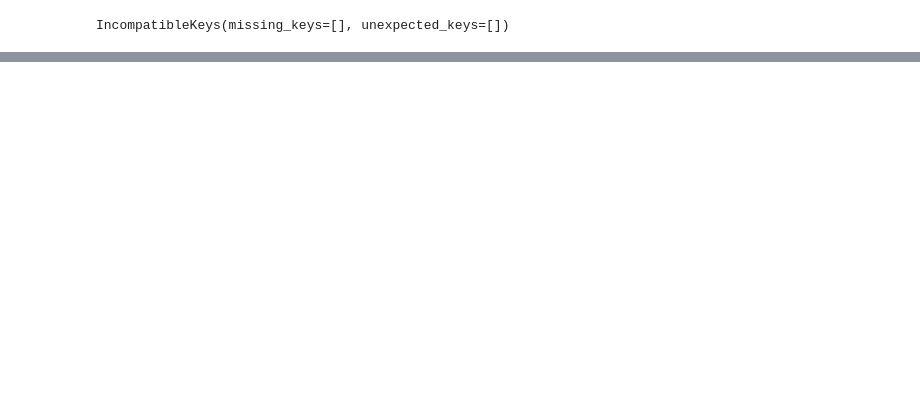
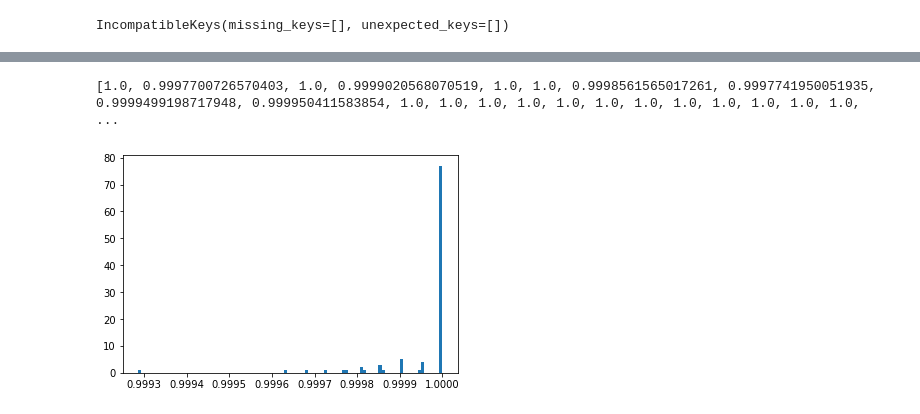
Before and after one commit to tklijnsma/hgcal_ldrd, a Jupyter notebook: notebooks/PointnetPreprocessing/pointnet_test.ipynb, the cells around one changed output, grey strips where cells are left out. Drawn from its saved outputs; the diff is of its cells as text; code cells hidden in the pictures; blank space fills up the shorter version.

```diff
--- a/notebooks/PointnetPreprocessing/pointnet_test.ipynb
+++ b/notebooks/PointnetPreprocessing/pointnet_test.ipynb
@@ -82,0 +183,6 @@ interesting event id:
+# %%
+print(first_eff)
+plt.hist(first_eff, bins=100);
+# %% [output]
+[1.0, 0.9997700726570403, 1.0, 0.9999020568070519, 1.0, 1.0, 0.9998561565017261, 0.9997741950051935, 0.9999499198717948, 0.999950411583854, 1.0, 1.0, 1.0, 1.0, 1.0, 1.0, 1.0, 1.0, 1.0, 1.0, 1.0, 1.0,  ...
+[figure, added]
```
Also changed, not shown: parts of 17 cells of this notebook, 25 other files.
